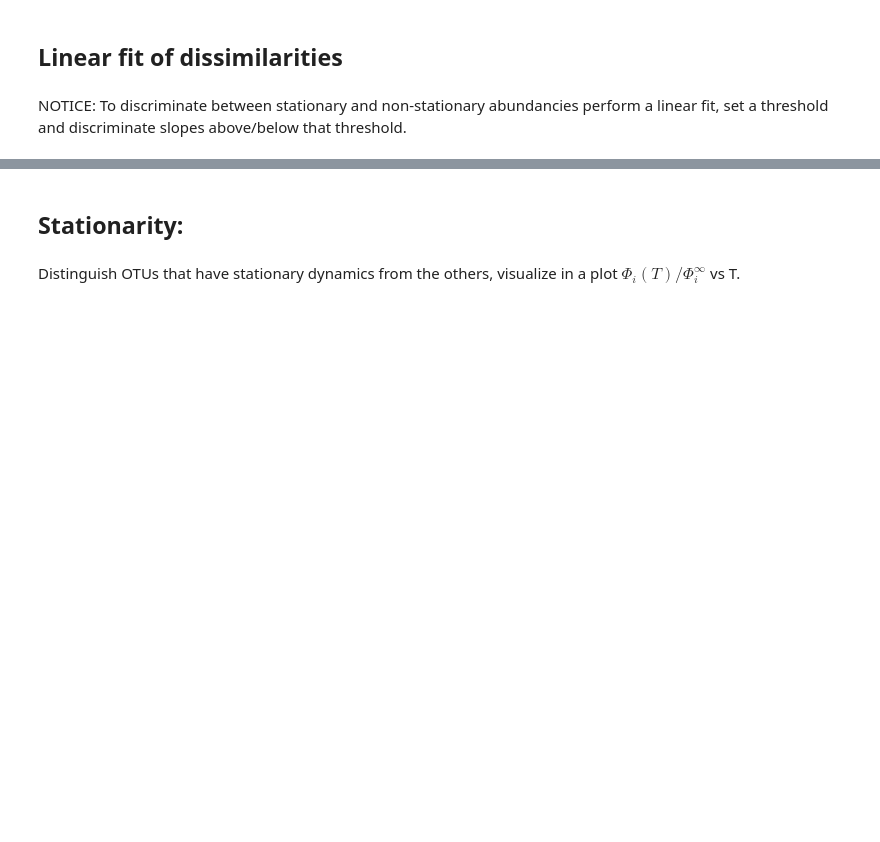
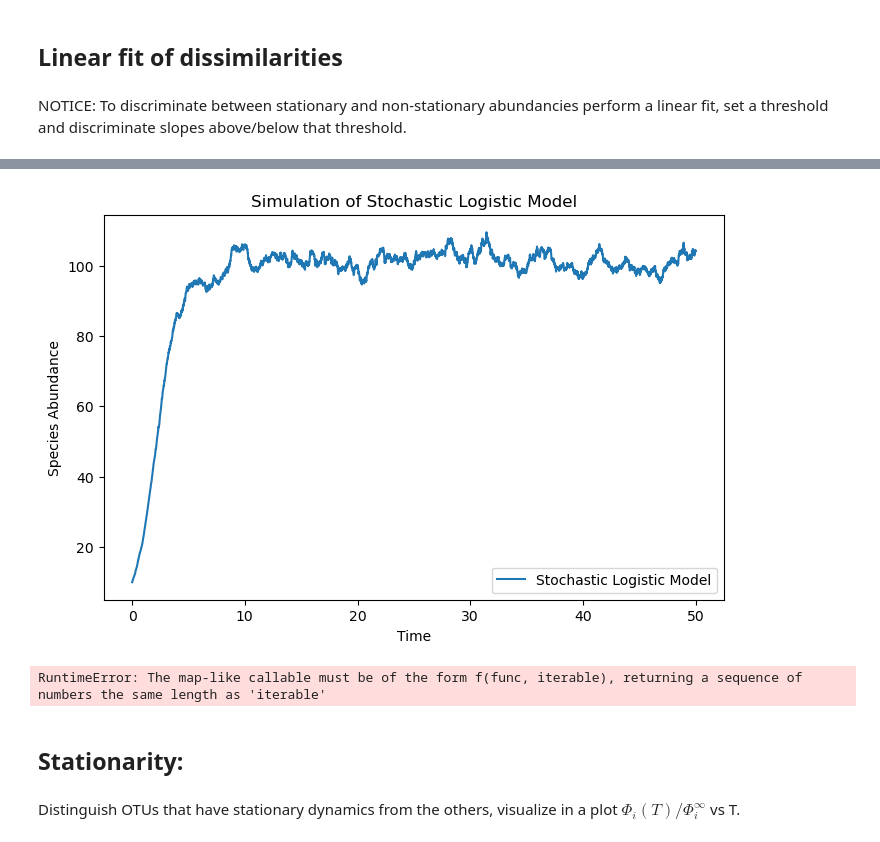
Before and after one commit to miriamzara/LCPA_project, a Jupyter notebook: LogisticModel.ipynb, the cells around one changed output, grey strips where cells are left out. Saved outputs shown, nothing was run; the diff lists cells and outputs as text; code cells hidden in the pictures; blank space fills up the shorter version.

Commit message:
Updated LogisticModel and utils

```diff
--- a/LogisticModel.ipynb
+++ b/LogisticModel.ipynb
@@ -166,0 +164,65 @@ TypeError: ufunc 'divide' not supported for the input types, and the inputs coul
+# %%
+# Fit data of each OTU with SLM to get the parameters estimated for each OTU
+
+def simulate_SLM(ab0, K, sigma, tau, steps, dt):
+    ab_vals = np.zeros(steps + 1) # This is gonna be a vector of abundances at each time t for that species of that mouse
+    ab_vals[0] = ab0
+    for t in range(1, steps + 1):
+        ab = ab_vals[t-1]
+        ab_vals[t] = ab + ( (ab/tau)*(1 - (ab / K)) +  ab * np.sqrt(sigma/tau) * np.random.normal() ) * dt
+    return ab_vals
+
+# Random trial just to see if the function defined above works
+
+# Parameters
+ab0 = 10   # Initial population size
+K = 100    # Carrying capacity
+sigma = 0.1  # Noise intensity
+tau = 1.0  # Characteristic time scale
+steps = 5000  # Number of steps
+dt = 0.01  # Time step
+
+# Run simulation
+ab_vals = simulate_SLM(ab0, K, sigma, tau, steps, dt)
+
+# Plot results
+time_vals = np.linspace(0, steps * dt, steps + 1)
+plt.figure(figsize=(8, 5))
+plt.plot(time_vals, ab_vals, label="Stochastic Logistic Model")
+plt.xlabel("Time")
+plt.ylabel("Species Abundance")
+plt.title("Simulation of Stochastic Logistic Model")
+plt.legend()
+plt.show()
+# %% [output]
+[figure, added]
+# %%
+# Let's now fit this SLM simulation to our empirical time series (remember that data is stored in mice_diss)
+
+# Let's first try with only the first species of the first mice
+df = mice_diss[0]
+species = df.index
+time_series = df.loc[species[0]]
+days = np.asarray(df.columns, dtype = int)
+dt = [days[i+1] - days[i] for i in range(0, len(days) - 1)]
+tau = 1
+
+### FROM HERE TO MODIFY
+
+# Procedure (requires time_series, dt and tau)
+def objective(params, time_series, dt, tau):
+    K, sigma = params
+    simulated_data = simulate_SLM(ab0 = time_series[0], K = K, sigma = sigma, tau = tau, steps = len(time_series) - 1, dt = dt)
+    return np.sum((simulated_data - time_series)**2) # Minimize MSE
+
+bounds = [(time_series.min(), time_series.max()), (0.01, 1)] # Bounds for K and sigma
+
+result = result = opt.differential_evolution(objective, bounds, args=(time_series, dt, tau), strategy='best1bin') # Optimize using Differential Evolution
+
+K_opt, sigma_opt = result.x # Extract optimal parameters
+print("Estimated K:", K_opt)
+print("Estimated sigma:", sigma_opt)
+
+# Another possible procedure isuseing opt.curve_fit BUT that requires initial guesses
+# %% [output]
+RuntimeError: The map-like callable must be of the form f(func, iterable), returning a sequence of numbers the same length as 'iterable'
```
Also changed, not shown: parts of 9 cells of this notebook, 1 other file.
